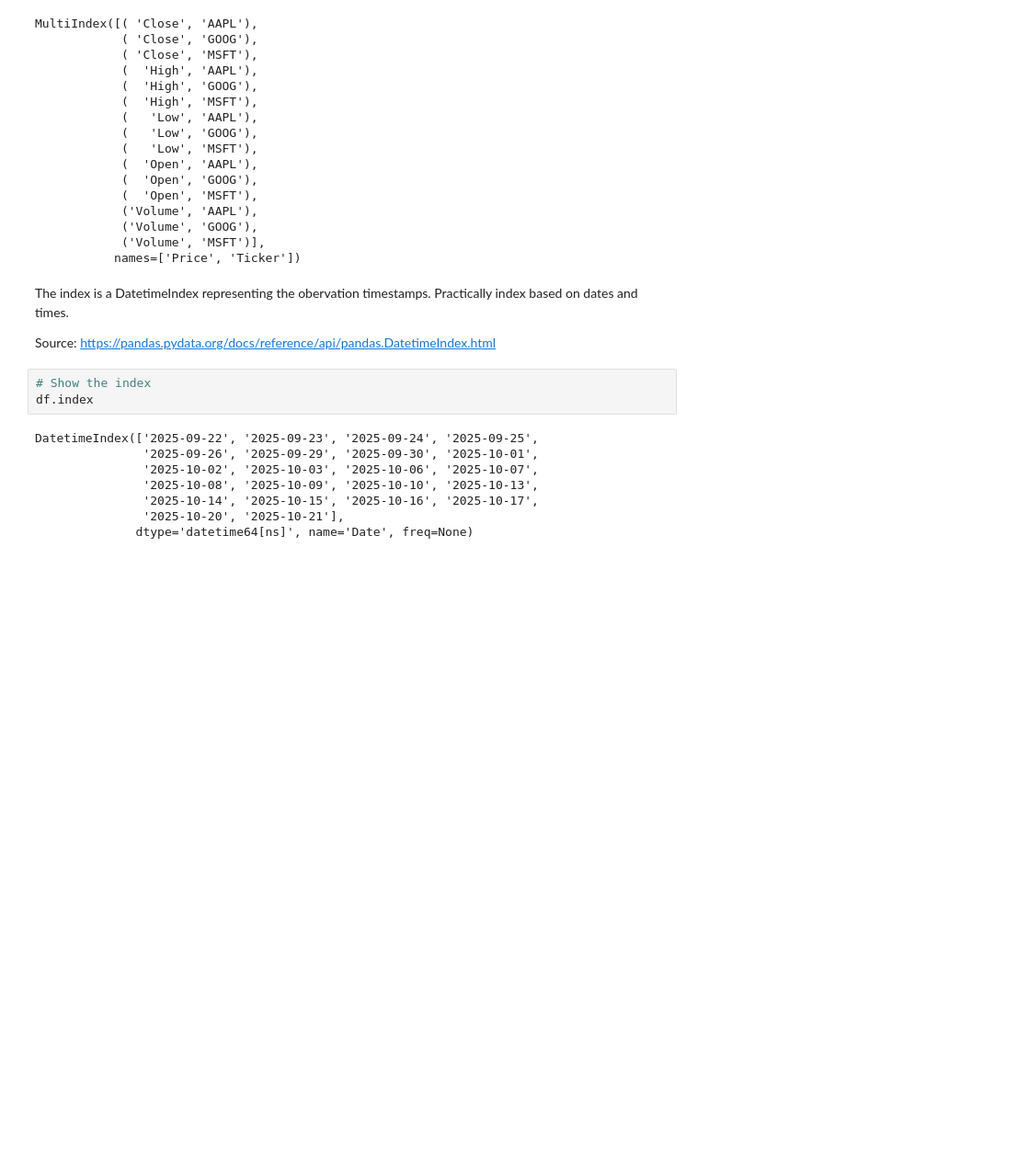
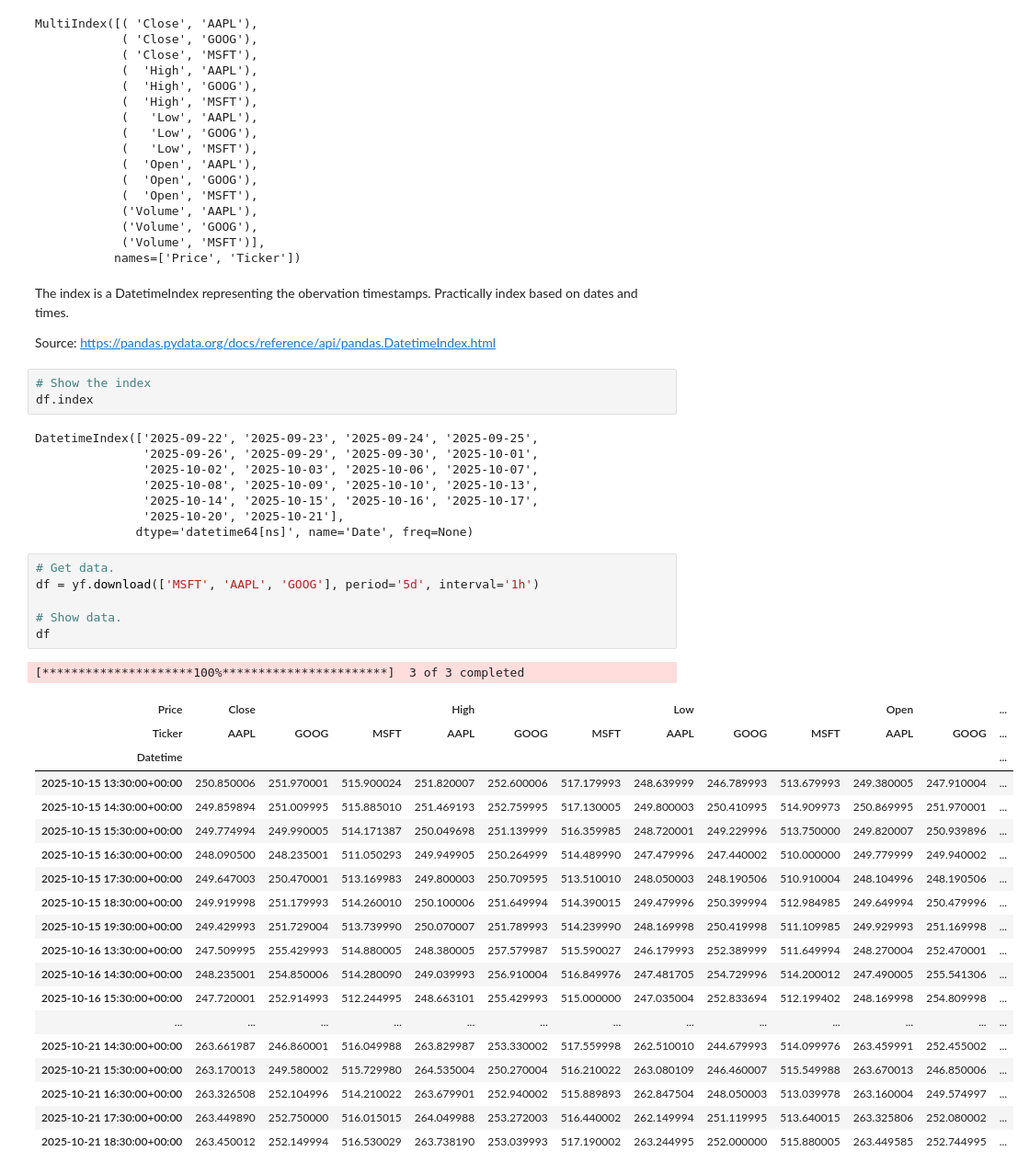
Before and after one commit to tanyasanjuan/computer-infrastructure, a Jupyter notebook: problems.ipynb, the cells around one changed output. Shown at 92% size. Drawn from its saved outputs; the diff is of its cells as text; blank space fills up the shorter version.

Commit message:
Get data for period of  days and one hour of invertal

```diff
--- a/problems.ipynb
+++ b/problems.ipynb
@@ -139,3 +139,30 @@ DatetimeIndex(['2025-09-22', '2025-09-23', '2025-09-24', '2025-09-25',
                '2025-10-14', '2025-10-15', '2025-10-16', '2025-10-17',
                '2025-10-20', '2025-10-21'],
               dtype='datetime64[ns]', name='Date', freq=None)
+# %%
+# Get data.
+df = yf.download(['MSFT', 'AAPL', 'GOOG'], period='5d', interval='1h')
+
+# Show data.
+df
+# %% [output]
+[*********************100%***********************]  3 of 3 completed
+| Price | Close |  |  | High |  |  | Low |  |  | Open |  | ... |
+| Ticker | AAPL | GOOG | MSFT | AAPL | GOOG | MSFT | AAPL | GOOG | MSFT | AAPL | GOOG | ... |
+| Datetime |  |  |  |  |  |  |  |  |  |  |  | ... |
+| 2025-10-15 13:30:00+00:00 | 250.850006 | 251.970001 | 515.900024 | 251.820007 | 252.600006 | 517.179993 | 248.639999 | 246.789993 | 513.679993 | 249.380005 | 247.910004 | ... |
+| 2025-10-15 14:30:00+00:00 | 249.859894 | 251.009995 | 515.885010 | 251.469193 | 252.759995 | 517.130005 | 249.800003 | 250.410995 | 514.909973 | 250.869995 | 251.970001 | ... |
+| 2025-10-15 15:30:00+00:00 | 249.774994 | 249.990005 | 514.171387 | 250.049698 | 251.139999 | 516.359985 | 248.720001 | 249.229996 | 513.750000 | 249.820007 | 250.939896 | ... |
+| 2025-10-15 16:30:00+00:00 | 248.090500 | 248.235001 | 511.050293 | 249.949905 | 250.264999 | 514.489990 | 247.479996 | 247.440002 | 510.000000 | 249.779999 | 249.940002 | ... |
+| 2025-10-15 17:30:00+00:00 | 249.647003 | 250.470001 | 513.169983 | 249.800003 | 250.709595 | 513.510010 | 248.050003 | 248.190506 | 510.910004 | 248.104996 | 248.190506 | ... |
+| 2025-10-15 18:30:00+00:00 | 249.919998 | 251.179993 | 514.260010 | 250.100006 | 251.649994 | 514.390015 | 249.479996 | 250.399994 | 512.984985 | 249.649994 | 250.479996 | ... |
+| 2025-10-15 19:30:00+00:00 | 249.429993 | 251.729004 | 513.739990 | 250.070007 | 251.789993 | 514.239990 | 248.169998 | 250.419998 | 511.109985 | 249.929993 | 251.169998 | ... |
+| 2025-10-16 13:30:00+00:00 | 247.509995 | 255.429993 | 514.880005 | 248.380005 | 257.579987 | 515.590027 | 246.179993 | 252.389999 | 511.649994 | 248.270004 | 252.470001 | ... |
+| 2025-10-16 14:30:00+00:00 | 248.235001 | 254.850006 | 514.280090 | 249.039993 | 256.910004 | 516.849976 | 247.481705 | 254.729996 | 514.200012 | 247.490005 | 255.541306 | ... |
+| 2025-10-16 15:30:00+00:00 | 247.720001 | 252.914993 | 512.244995 | 248.663101 | 255.429993 | 515.000000 | 247.035004 | 252.833694 | 512.199402 | 248.169998 | 254.809998 | ... |
+| ... | ... | ... | ... | ... | ... | ... | ... | ... | ... | ... | ... | ... |
+| 2025-10-21 14:30:00+00:00 | 263.661987 | 246.860001 | 516.049988 | 263.829987 | 253.330002 | 517.559998 | 262.510010 | 244.679993 | 514.099976 | 263.459991 | 252.455002 | ... |
+| 2025-10-21 15:30:00+00:00 | 263.170013 | 249.580002 | 515.729980 | 264.535004 | 250.270004 | 516.210022 | 263.080109 | 246.460007 | 515.549988 | 263.670013 | 246.850006 | ... |
+| 2025-10-21 16:30:00+00:00 | 263.326508 | 252.104996 | 514.210022 | 263.679901 | 252.940002 | 515.889893 | 262.847504 | 248.050003 | 513.039978 | 263.160004 | 249.574997 | ... |
+| 2025-10-21 17:30:00+00:00 | 263.449890 | 252.750000 | 516.015015 | 264.049988 | 253.272003 | 516.440002 | 262.149994 | 251.119995 | 513.640015 | 263.325806 | 252.080002 | ... |
+| 2025-10-21 18:30:00+00:00 | 263.450012 | 252.149994 | 516.530029 | 263.738190 | 253.039993 | 517.190002 | 263.244995 | 252.000000 | 515.880005 | 263.449585 | 252.744995 | ... |
```
Also changed, not shown: parts of 1 cell of this notebook.
